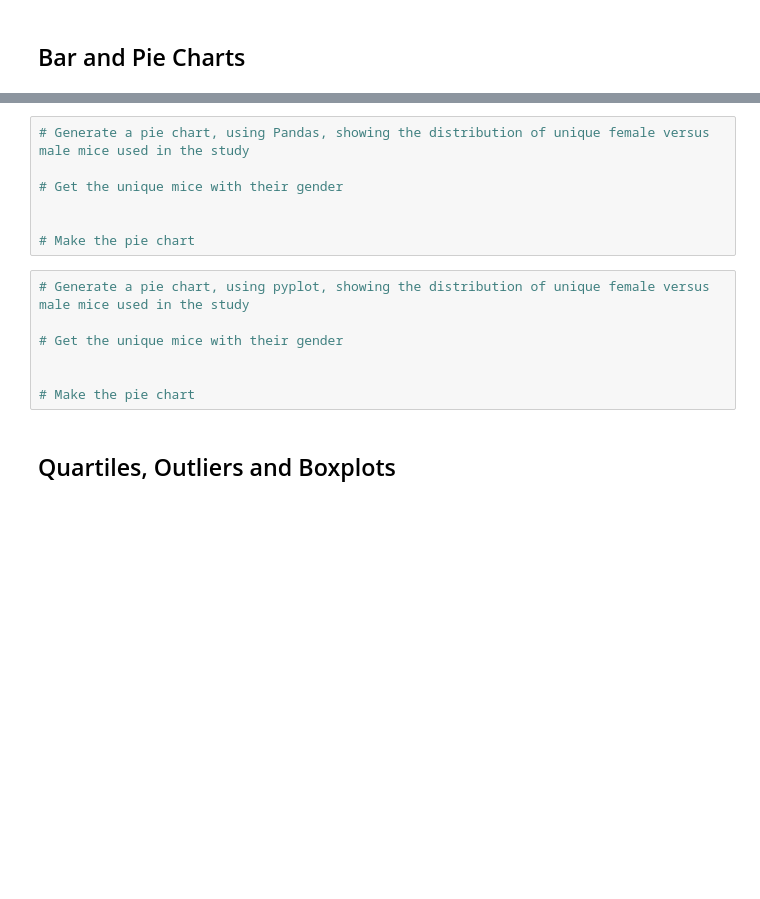
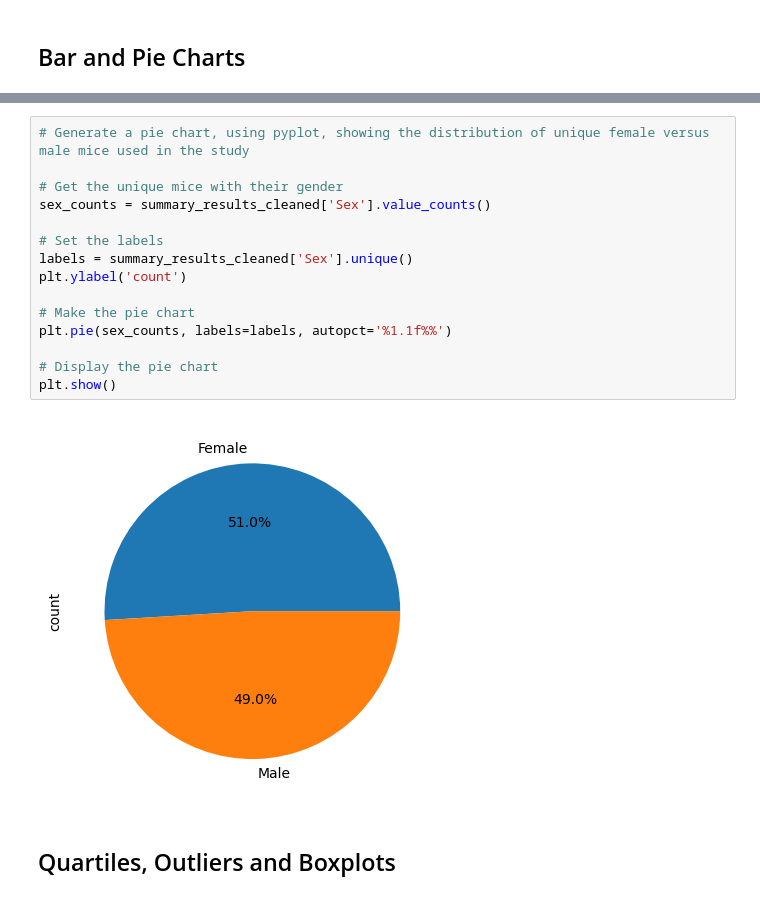
Before and after one commit to AdamKarner/data_visualization-challenge, a Jupyter notebook: Pymaceuticals/pymaceuticals.ipynb, the cells around one changed output, grey strips where cells are left out. Cells and saved outputs as stored; diff of their text form; blank space fills up the shorter version.

```diff
--- a/Pymaceuticals/pymaceuticals.ipynb
+++ b/Pymaceuticals/pymaceuticals.ipynb
@@ -159,17 +212,20 @@ summary_stats
 # %%
-# Generate a pie chart, using Pandas, showing the distribution of unique female versus male mice used in the study
+# Generate a pie chart, using pyplot, showing the distribution of unique female versus male mice used in the study
 
 # Get the unique mice with their gender
+sex_counts = summary_results_cleaned['Sex'].value_counts()
 
+# Set the labels
+labels = summary_results_cleaned['Sex'].unique()
+plt.ylabel('count')
 
 # Make the pie chart
+plt.pie(sex_counts, labels=labels, autopct='%1.1f%%')
+
+# Display the pie chart
+plt.show()
+# %% [output]
+[figure, added]
-# %%
-# Generate a pie chart, using pyplot, showing the distribution of unique female versus male mice used in the study
-
-# Get the unique mice with their gender
-
-
-# Make the pie chart
 # %% [markdown]
 ## Quartiles, Outliers and Boxplots
 # %%
```
Also changed, not shown: parts of 22 cells of this notebook, 1 other file.
